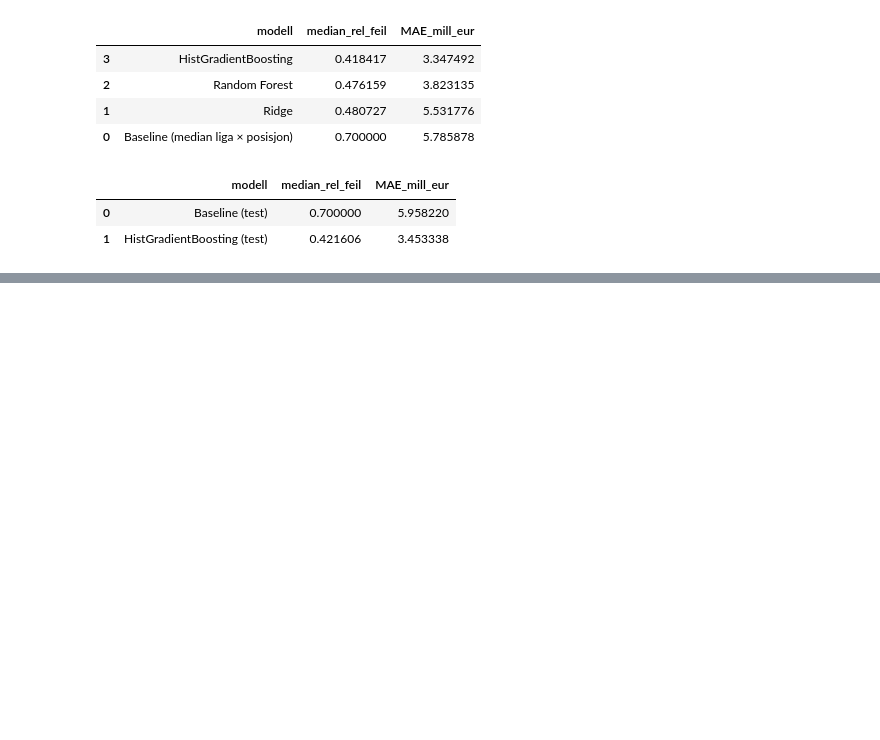
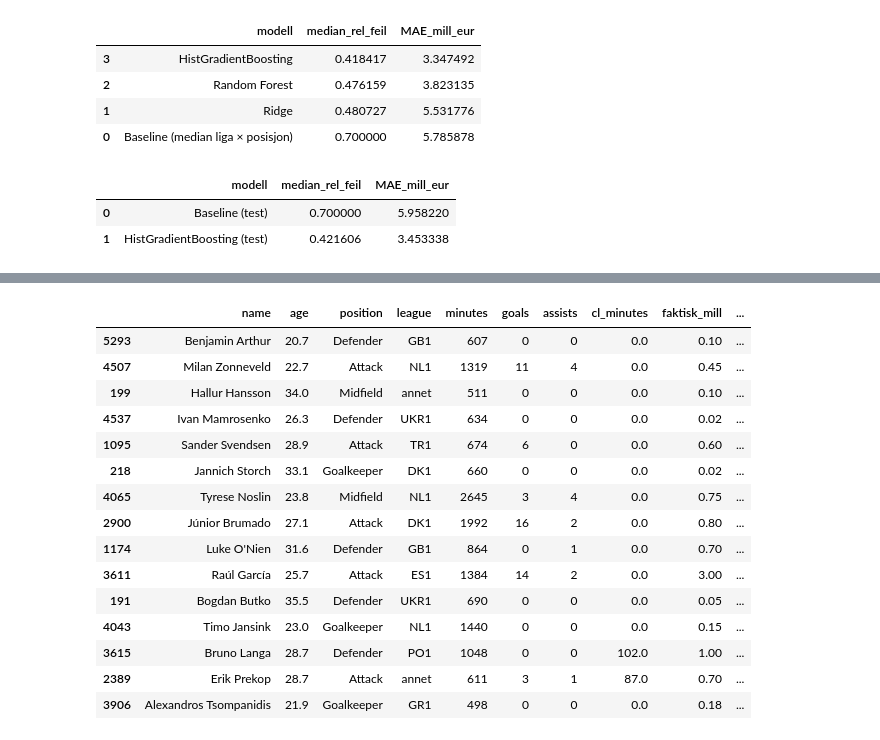
Before and after one commit to 798663/spillerverdi-estimator, a Jupyter notebook: modell.ipynb, the cells around one changed output, grey strips where cells are left out. Drawn from its saved outputs; the diff is of its cells as text; code cells hidden in the pictures; blank space fills up the shorter version.

```diff
--- a/modell.ipynb
+++ b/modell.ipynb
@@ -126,0 +191,11 @@ test_resultat
+# %%
+analyse["aldersgruppe"] = pd.cut(analyse["age"], bins=[15, 21, 24, 27, 30, 33, 45],
+                                 labels=["≤21", "22–24", "25–27", "28–30", "31–33", "34+"])
+
+per_alder = analyse.groupby("aldersgruppe", observed=True)["rel_feil"].agg(["median", "count"])
+per_liga = analyse.groupby("league")["rel_feil"].agg(["median", "count"]).sort_values("median")
+
+print("Median relativ feil per aldersgruppe")
+display(per_alder.round(3))
+print("Median relativ feil per liga")
+display(per_liga.round(3))
@@ -126,0 +230,26 @@ test_resultat
+# %%
+topp = analyse.sort_values("ratio", ascending=False).head(15)
+
+visning = topp[["name", "age", "position", "league", "minutes", "goals", "assists", "cl_minutes"]].copy()
+visning["faktisk_mill"] = (topp[y] / 1e6).round(2)
+visning["predikert_mill"] = (topp["pred"] / 1e6).round(2)
+visning["ratio"] = topp["ratio"].round(1)
+visning["age"] = visning["age"].round(1)
+visning
+# %% [output]
+|  | name | age | position | league | minutes | goals | assists | cl_minutes | faktisk_mill | ... |
+| 5293 | Benjamin Arthur | 20.7 | Defender | GB1 | 607 | 0 | 0 | 0.0 | 0.10 | ... |
+| 4507 | Milan Zonneveld | 22.7 | Attack | NL1 | 1319 | 11 | 4 | 0.0 | 0.45 | ... |
+| 199 | Hallur Hansson | 34.0 | Midfield | annet | 511 | 0 | 0 | 0.0 | 0.10 | ... |
+| 4537 | Ivan Mamrosenko | 26.3 | Defender | UKR1 | 634 | 0 | 0 | 0.0 | 0.02 | ... |
+| 1095 | Sander Svendsen | 28.9 | Attack | TR1 | 674 | 6 | 0 | 0.0 | 0.60 | ... |
+| 218 | Jannich Storch | 33.1 | Goalkeeper | DK1 | 660 | 0 | 0 | 0.0 | 0.02 | ... |
+| 4065 | Tyrese Noslin | 23.8 | Midfield | NL1 | 2645 | 3 | 4 | 0.0 | 0.75 | ... |
+| 2900 | Júnior Brumado | 27.1 | Attack | DK1 | 1992 | 16 | 2 | 0.0 | 0.80 | ... |
+| 1174 | Luke O'Nien | 31.6 | Defender | GB1 | 864 | 0 | 1 | 0.0 | 0.70 | ... |
+| 3611 | Raúl García | 25.7 | Attack | ES1 | 1384 | 14 | 2 | 0.0 | 3.00 | ... |
+| 191 | Bogdan Butko | 35.5 | Defender | UKR1 | 690 | 0 | 0 | 0.0 | 0.05 | ... |
+| 4043 | Timo Jansink | 23.0 | Goalkeeper | NL1 | 1440 | 0 | 0 | 0.0 | 0.15 | ... |
+| 3615 | Bruno Langa | 28.7 | Defender | PO1 | 1048 | 0 | 0 | 102.0 | 1.00 | ... |
+| 2389 | Erik Prekop | 28.7 | Attack | annet | 611 | 3 | 1 | 87.0 | 0.70 | ... |
+| 3906 | Alexandros Tsompanidis | 21.9 | Goalkeeper | GR1 | 498 | 0 | 0 | 0.0 | 0.18 | ... |
```
Also changed, not shown: parts of 4 cells of this notebook.
